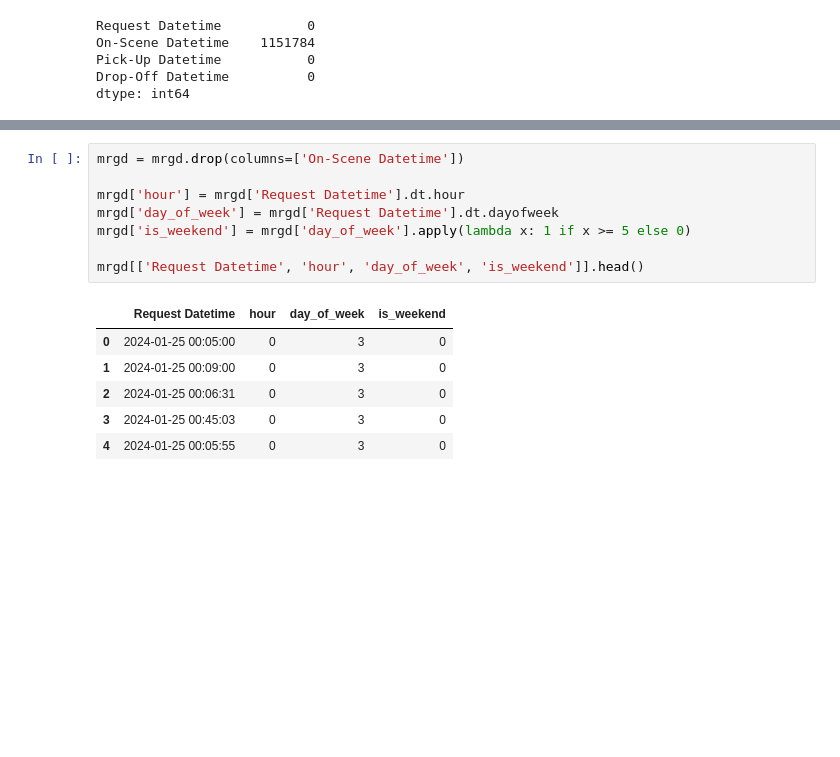
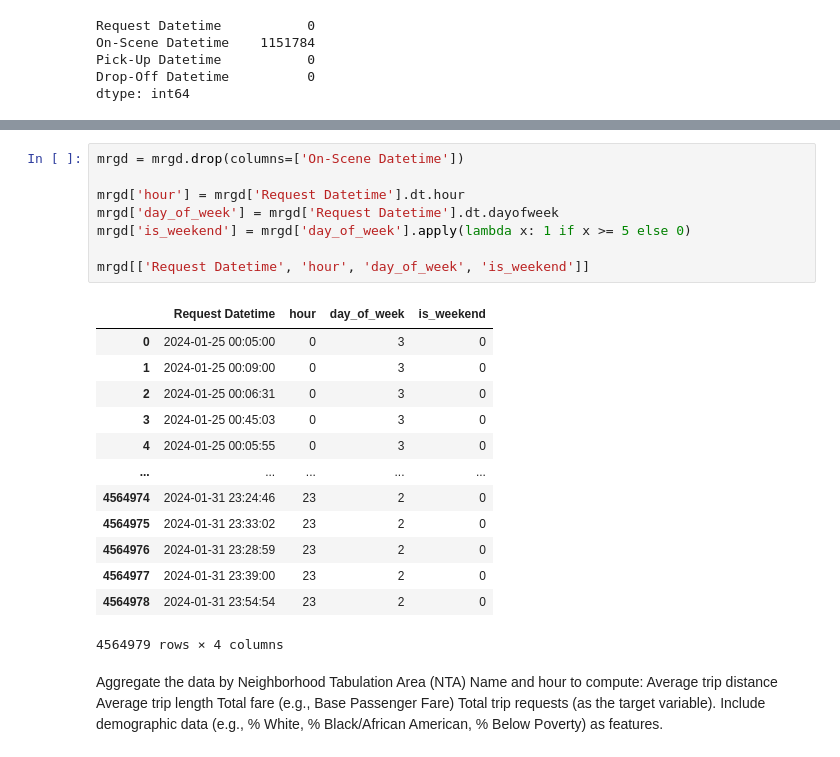
Before and after one commit to gracejiang0929/Bias-Detection-and-Mitigation-in-Ride-Hailing, a Jupyter notebook: model_implement.ipynb, the cells around one changed output, grey strips where cells are left out. Saved outputs shown, nothing was run; the diff lists cells and outputs as text; blank space fills up the shorter version.

```diff
--- a/model_implement.ipynb
+++ b/model_implement.ipynb
@@ -333,18 +353,32 @@ dtype: int64
 # %%
 mrgd = mrgd.drop(columns=['On-Scene Datetime'])
 
 mrgd['hour'] = mrgd['Request Datetime'].dt.hour
 mrgd['day_of_week'] = mrgd['Request Datetime'].dt.dayofweek
 mrgd['is_weekend'] = mrgd['day_of_week'].apply(lambda x: 1 if x >= 5 else 0)
 
-mrgd[['Request Datetime', 'hour', 'day_of_week', 'is_weekend']].head()
+mrgd[['Request Datetime', 'hour', 'day_of_week', 'is_weekend']]
 # %% [output]
 |  | Request Datetime | hour | day_of_week | is_weekend |
 | 0 | 2024-01-25 00:05:00 | 0 | 3 | 0 |
 | 1 | 2024-01-25 00:09:00 | 0 | 3 | 0 |
 | 2 | 2024-01-25 00:06:31 | 0 | 3 | 0 |
 | 3 | 2024-01-25 00:45:03 | 0 | 3 | 0 |
 | 4 | 2024-01-25 00:05:55 | 0 | 3 | 0 |
+| ... | ... | ... | ... | ... |
+| 4564974 | 2024-01-31 23:24:46 | 23 | 2 | 0 |
+| 4564975 | 2024-01-31 23:33:02 | 23 | 2 | 0 |
+| 4564976 | 2024-01-31 23:28:59 | 23 | 2 | 0 |
+| 4564977 | 2024-01-31 23:39:00 | 23 | 2 | 0 |
+| 4564978 | 2024-01-31 23:54:54 | 23 | 2 | 0 |
+4564979 rows × 4 columns
+# %% [markdown]
+Aggregate the data by Neighborhood Tabulation Area (NTA) Name and hour to compute:
+Average trip distance
+Average trip length
+Total fare (e.g., Base Passenger Fare)
+Total trip requests (as the target variable).
+Include demographic data (e.g., % White, % Black/African American, % Below Poverty) as features.
 # %%
 aggregated_data = mrgd.groupby(['Neighborhood Tabulation Area (NTA) Name', 'hour']).agg({
     'Trip Distance (miles)': 'mean',
```
Also changed, not shown: parts of 19 cells of this notebook, 1 other file.
